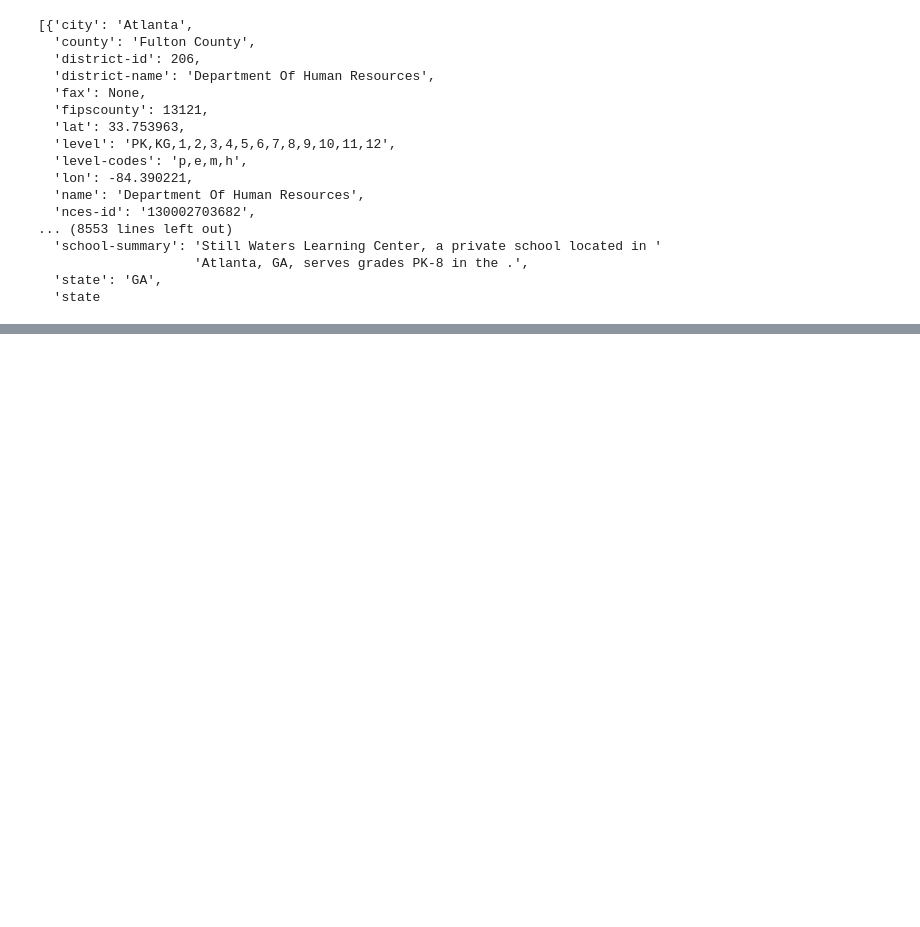
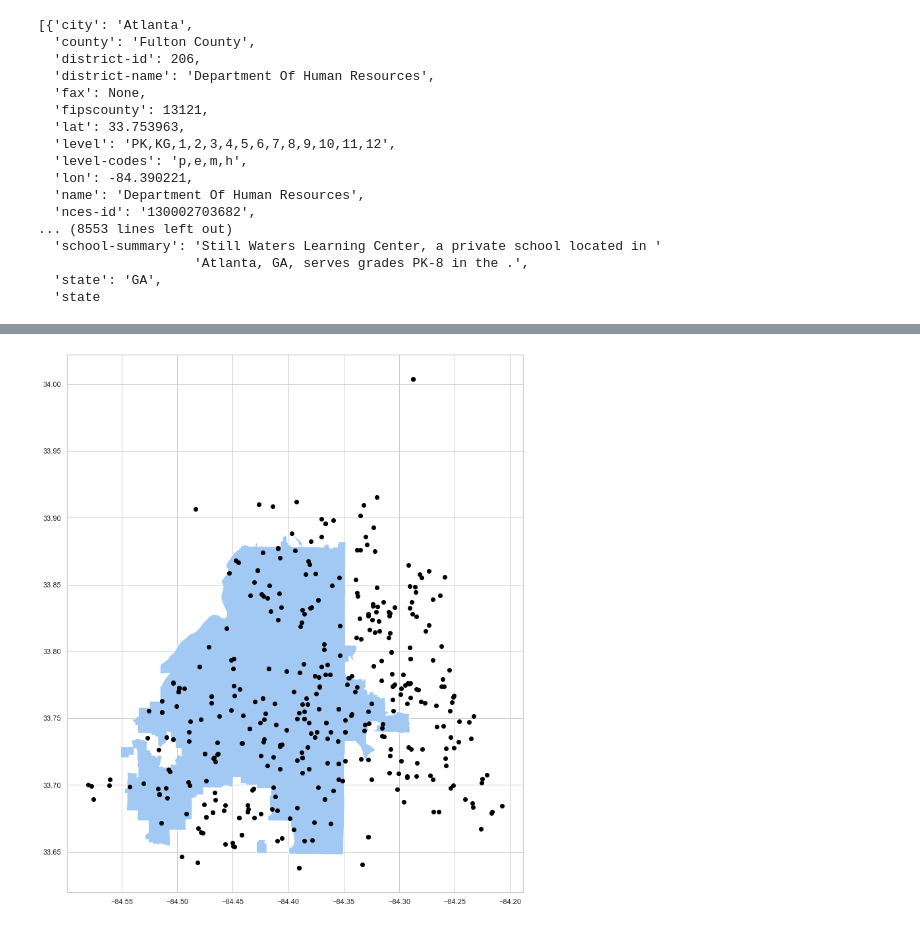
Before and after one commit to KellyPared/GT-Bootcamp-Atlanta_schoolsby_district, a Jupyter notebook: gt-greater-schools-kps.ipynb, the cells around one changed output, grey strips where cells are left out. Saved outputs shown, nothing was run; the diff lists cells and outputs as text; code cells hidden in the pictures; blank space fills up the shorter version.

```diff
--- a/gt-greater-schools-kps.ipynb
+++ b/gt-greater-schools-kps.ipynb
@@ -264,0 +251,8 @@ schools_zip_map.to_crs(epsg=4326).plot(figsize=(20, 20))
+# %%
+#'zip', 'name', 'school-summary','type', 'level-codes', 'level', 'street', 'city', 'state', 'phone',  'county', 'lat', 'lon', 'district-name', 'district-id', 'rating', 'year', 'rating-description'
+
+df = zipcode_schools_df[['zip', 'name', 'school-summary','type',
+                         'level-codes', 'level', 'street', 'city',
+                         'state', 'phone',  'county', 'lat', 'lon',
+                         'district-name', 'district-id', 'rating', 'lat_lon']]
+df.head()
@@ -264,0 +280,6 @@ schools_zip_map.to_crs(epsg=4326).plot(figsize=(20, 20))
+# %%
+lon = df['lon'] #x
+lat = df['lat'] #y
+name = df['name']
+lat_lon = df['lat_lon']
+print(lat_lon)
@@ -264,0 +299,23 @@ schools_zip_map.to_crs(epsg=4326).plot(figsize=(20, 20))
+# %%
+atl_map = gpd.read_file('mygeodata/border_level8_polygon.shp')
+atl_map = atl_map.to_crs("EPSG:4326")
+# %%
+x_points = []
+y_points = []
+#multiple layers
+
+#plot the cities polygons with no fill color
+atl_map.plot(alpha=1,figsize=(15,15))
+ax = atl_map.plot(ax=ax)
+
+#loop through latitude and longitude points and parse tuple
+for i in lat_lon:
+    y_points.append(i[0])
+    x_points.append(i[1])
+
+plt.scatter(x_points, y_points,c='black')
+#print(len(x_points))
+#print(len(y_points))
+plt.show()
+# %% [output]
+[figure, added]
```
Also changed, not shown: parts of 26 cells of this notebook, 4 other files.
